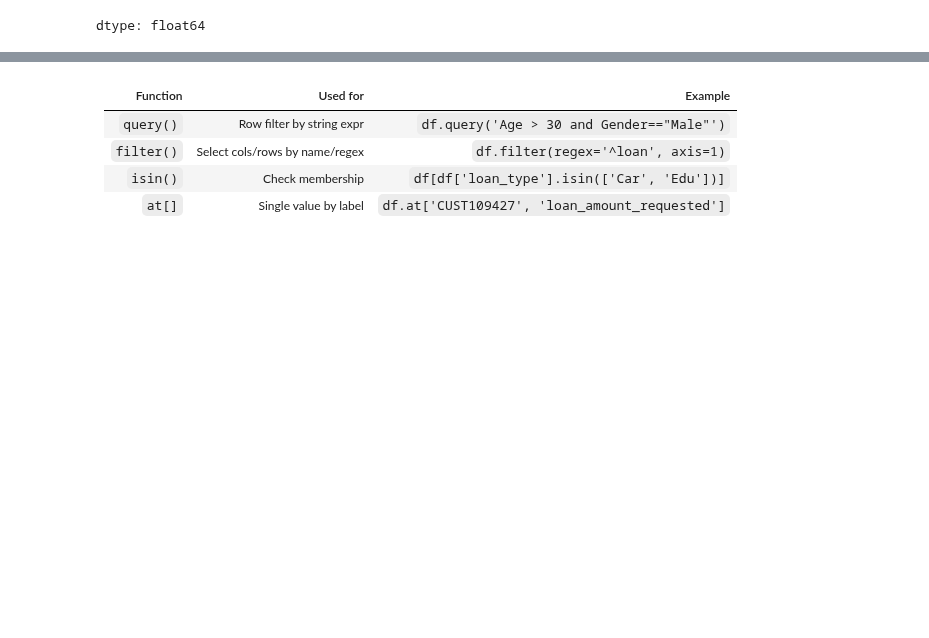
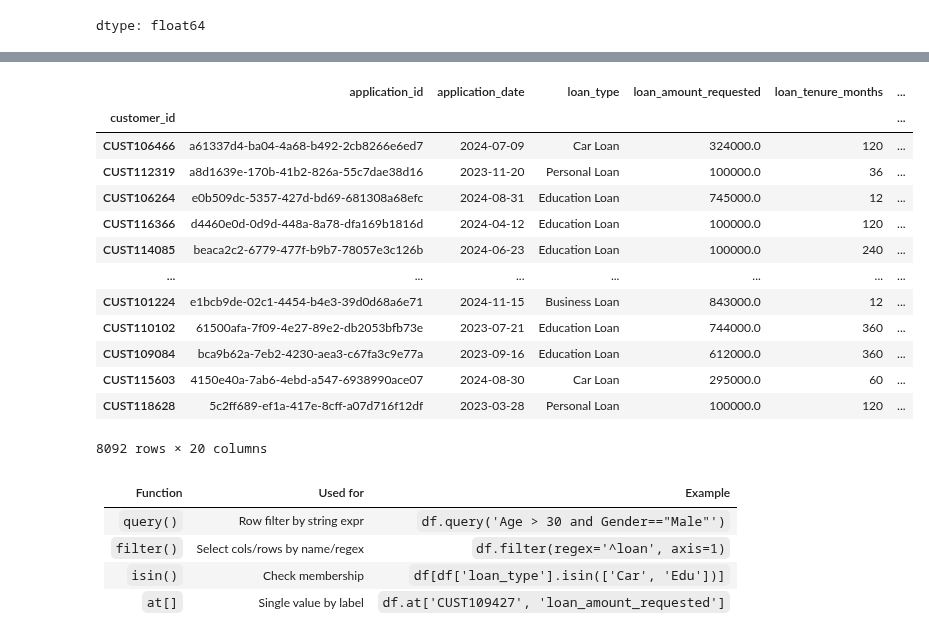
Before and after one commit to svgoudar/My-Data-Science-Roadmap, a Jupyter notebook: Pandas_and_Numpy/Panda/3.Selection_Indexing.ipynb, the cells around one changed output, grey strips where cells are left out. Saved outputs shown, nothing was run; the diff lists cells and outputs as text; code cells hidden in the pictures; blank space fills up the shorter version.

```diff
--- a/Pandas_and_Numpy/Panda/3.Selection_Indexing.ipynb
+++ b/Pandas_and_Numpy/Panda/3.Selection_Indexing.ipynb
@@ -254,3 +313,21 @@ dtype: float64
+# %%
+df_declined = df.query("loan_status == 'Declined' and loan_amount_requested  >= 50000")
+df_declined
+# %% [output]
+|  | application_id | application_date | loan_type | loan_amount_requested | loan_tenure_months | ... |
+| customer_id |  |  |  |  |  | ... |
+| CUST106466 | a61337d4-ba04-4a68-b492-2cb8266e6ed7 | 2024-07-09 | Car Loan | 324000.0 | 120 | ... |
+| CUST112319 | a8d1639e-170b-41b2-826a-55c7dae38d16 | 2023-11-20 | Personal Loan | 100000.0 | 36 | ... |
+| CUST106264 | e0b509dc-5357-427d-bd69-681308a68efc | 2024-08-31 | Education Loan | 745000.0 | 12 | ... |
+| CUST116366 | d4460e0d-0d9d-448a-8a78-dfa169b1816d | 2024-04-12 | Education Loan | 100000.0 | 120 | ... |
+| CUST114085 | beaca2c2-6779-477f-b9b7-78057e3c126b | 2024-06-23 | Education Loan | 100000.0 | 240 | ... |
+| ... | ... | ... | ... | ... | ... | ... |
+| CUST101224 | e1bcb9de-02c1-4454-b4e3-39d0d68a6e71 | 2024-11-15 | Business Loan | 843000.0 | 12 | ... |
+| CUST110102 | 61500afa-7f09-4e27-89e2-db2053bfb73e | 2023-07-21 | Education Loan | 744000.0 | 360 | ... |
+| CUST109084 | bca9b62a-7eb2-4230-aea3-c67fa3c9e77a | 2023-09-16 | Education Loan | 612000.0 | 360 | ... |
+| CUST115603 | 4150e40a-7ab6-4ebd-a547-6938990ace07 | 2024-08-30 | Car Loan | 295000.0 | 60 | ... |
+| CUST118628 | 5c2ff689-ef1a-417e-8cff-a07d716f12df | 2023-03-28 | Personal Loan | 100000.0 | 120 | ... |
+8092 rows × 20 columns
 # %% [markdown]
 | Function   | Used for                       | Example                                        |
 | ---------- | ------------------------------ | ---------------------------------------------- |
```
Also changed, not shown: parts of 6 cells of this notebook.
